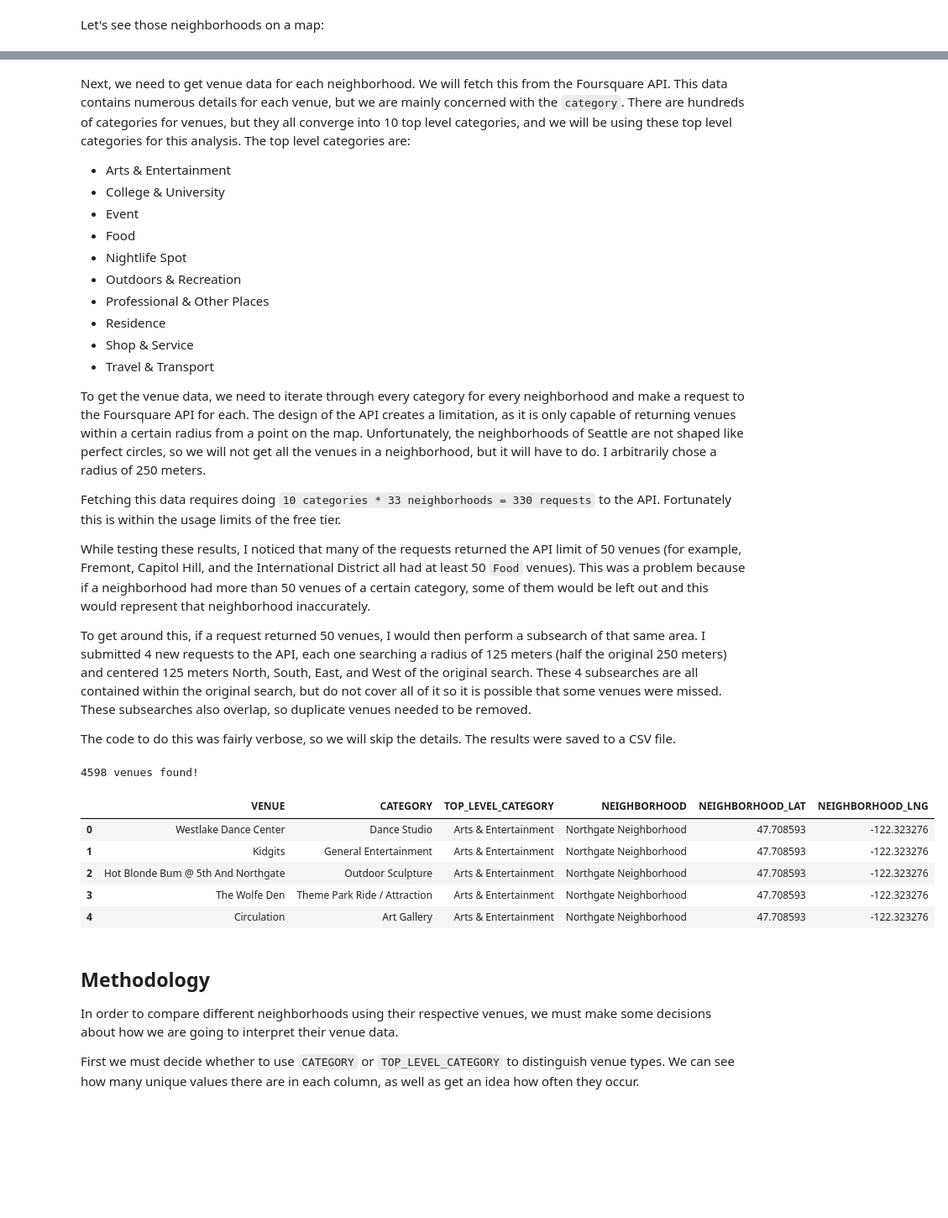
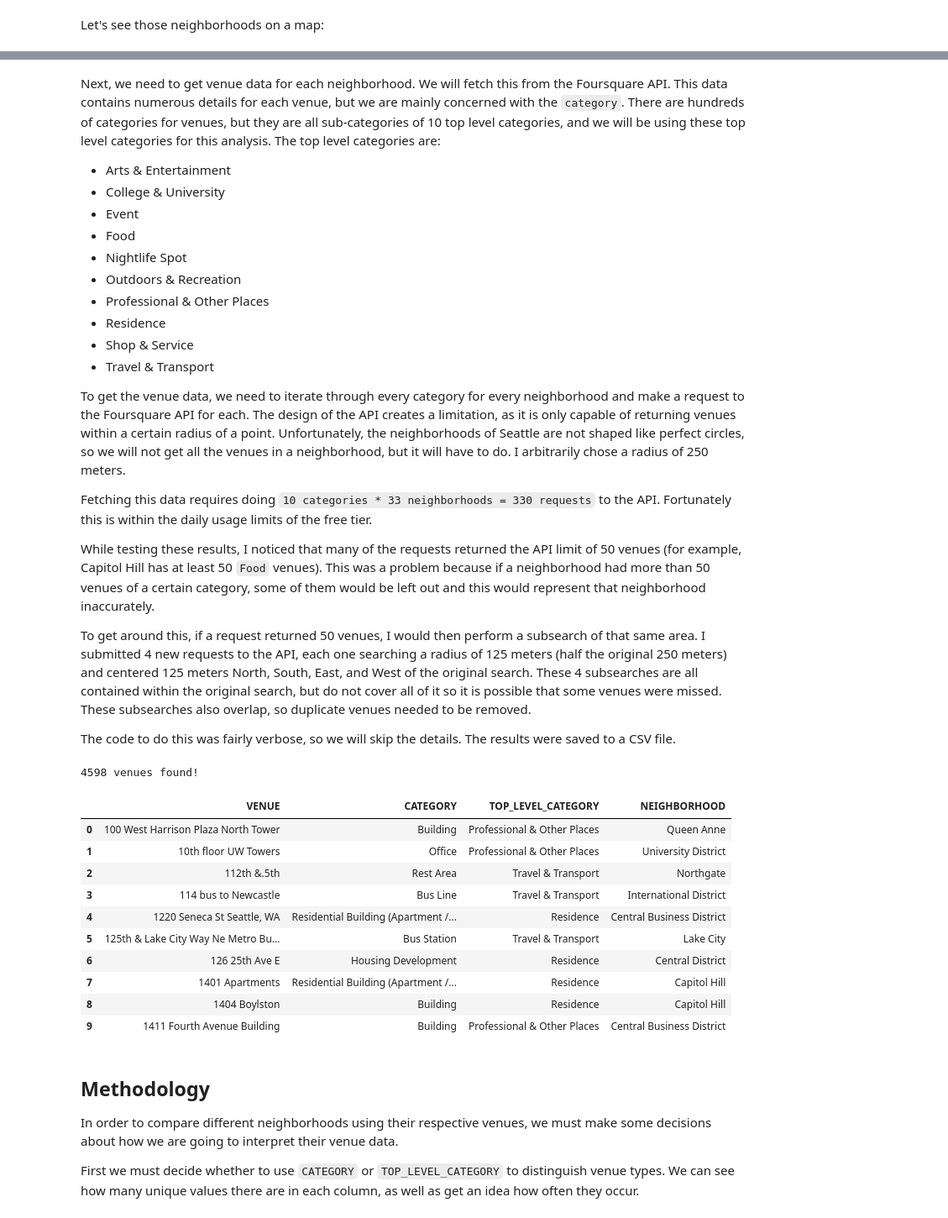
Before and after one commit to CarsonStauffer/IBM_Data_Science_Capstone, a Jupyter notebook: week2.ipynb, the cells around one changed output, grey strips where cells are left out. Shown at 84% size. Saved outputs shown, nothing was run; the diff lists cells and outputs as text; code cells hidden in the pictures; blank space fills up the shorter version.

```diff
--- a/week2.ipynb
+++ b/week2.ipynb
@@ -69,7 +87,7 @@ for lat, lng, name in zip(df['LATITUDE'], df['LONGITUDE'], df['NAME']):
 
 ![image](seattle_map.png)
 # %% [markdown]
-Next, we need to get venue data for each neighborhood. We will fetch this from the Foursquare API. This data contains numerous details for each venue, but we are mainly concerned with the `category`. There are hundreds of categories for venues, but they all converge into 10 top level categories, and we will be using these top level categories for this analysis. The top level categories are:
+Next, we need to get venue data for each neighborhood. We will fetch this from the Foursquare API. This data contains numerous details for each venue, but we are mainly concerned with the `category`. There are hundreds of categories for venues, but they are all sub-categories of 10 top level categories, and we will be using these top level categories for this analysis. The top level categories are:
 - Arts & Entertainment
 - College & University
 - Event
@@ -81,27 +99,35 @@ Next, we need to get venue data for each neighborhood. We will fetch this from t
 - Shop & Service
 - Travel & Transport
 
-To get the venue data, we need to iterate through every category for every neighborhood and make a request to the Foursquare API for each. The design of the API creates a limitation, as it is only capable of returning venues within a certain radius from a point on the map. Unfortunately, the neighborhoods of Seattle are not shaped like perfect circles, so we will not get all the venues in a neighborhood, but it will have to do. I arbitrarily chose a radius of 250 meters.
+To get the venue data, we need to iterate through every category for every neighborhood and make a request to the Foursquare API for each. The design of the API creates a limitation, as it is only capable of returning venues within a certain radius of a point. Unfortunately, the neighborhoods of Seattle are not shaped like perfect circles, so we will not get all the venues in a neighborhood, but it will have to do. I arbitrarily chose a radius of 250 meters.
 
-Fetching this data requires doing `10 categories * 33 neighborhoods = 330 requests` to the API. Fortunately this is within the usage limits of the free tier.
+Fetching this data requires doing `10 categories * 33 neighborhoods = 330 requests` to the API. Fortunately this is within the daily usage limits of the free tier.
 
-While testing these results, I noticed that many of the requests returned the API limit of 50 venues (for example, Fremont, Capitol Hill, and the International District all had at least 50 `Food` venues). This was a problem because if a neighborhood had more than 50 venues of a certain category, some of them would be left out and this would represent that neighborhood inaccurately.
+While testing these results, I noticed that many of the requests returned the API limit of 50 venues (for example, Capitol Hill has at least 50 `Food` venues). This was a problem because if a neighborhood had more than 50 venues of a certain category, some of them would be left out and this would represent that neighborhood inaccurately.
 
 To get around this, if a request returned 50 venues, I would then perform a subsearch of that same area. I submitted 4 new requests to the API, each one searching a radius of 125 meters (half the original 250 meters) and centered 125 meters North, South, East, and West of the original search. These 4 subsearches are all contained within the original search, but do not cover all of it so it is possible that some venues were missed. These subsearches also overlap, so duplicate venues needed to be removed.
 
 The code to do this was fairly verbose, so we will skip the details. The results were saved to a CSV file.
 # %%
 vdf = pd.read_csv('seattle_venues.csv')
+vdf = vdf.sort_values(by='VENUE')
+vdf['NEIGHBORHOOD'] = vdf['NEIGHBORHOOD'].apply(lambda x: x.replace(' Neighborhood', ''))
+vdf.reset_index(drop=True, inplace=True)
 print('{} venues found!'.format(vdf.shape[0]))
-vdf.head()
+vdf[['VENUE', 'CATEGORY', 'TOP_LEVEL_CATEGORY', 'NEIGHBORHOOD']].head(10)
 # %% [output]
 4598 venues found!
-|  | VENUE | CATEGORY | TOP_LEVEL_CATEGORY | NEIGHBORHOOD | NEIGHBORHOOD_LAT | NEIGHBORHOOD_LNG |
-| 0 | Westlake Dance Center | Dance Studio | Arts & Entertainment | Northgate Neighborhood | 47.708593 | -122.323276 |
-| 1 | Kidgits | General Entertainment | Arts & Entertainment | Northgate Neighborhood | 47.708593 | -122.323276 |
-| 2 | Hot Blonde Bum @ 5th And Northgate | Outdoor Sculpture | Arts & Entertainment | Northgate Neighborhood | 47.708593 | -122.323276 |
-| 3 | The Wolfe Den | Theme Park Ride / Attraction | Arts & Entertainment | Northgate Neighborhood | 47.708593 | -122.323276 |
-| 4 | Circulation | Art Gallery | Arts & Entertainment | Northgate Neighborhood | 47.708593 | -122.323276 |
+|  | VENUE | CATEGORY | TOP_LEVEL_CATEGORY | NEIGHBORHOOD |
+| 0 | 100 West Harrison Plaza North Tower | Building | Professional & Other Places | Queen Anne |
+| 1 | 10th floor UW Towers | Office | Professional & Other Places | University District |
+| 2 | 112th &.5th | Rest Area | Travel & Transport | Northgate |
+| 3 | 114 bus to Newcastle | Bus Line | Travel & Transport | International District |
+| 4 | 1220 Seneca St Seattle, WA | Residential Building (Apartment /... | Residence | Central Business District |
+| 5 | 125th & Lake City Way Ne Metro Bu... | Bus Station | Travel & Transport | Lake City |
+| 6 | 126 25th Ave E | Housing Development | Residence | Central District |
+| 7 | 1401 Apartments | Residential Building (Apartment /... | Residence | Capitol Hill |
+| 8 | 1404 Boylston | Building | Residence | Capitol Hill |
+| 9 | 1411 Fourth Avenue Building | Building | Professional & Other Places | Central Business District |
 # %% [markdown]
 ## Methodology
 
```
Also changed, not shown: parts of 14 cells of this notebook, 11 other files.
